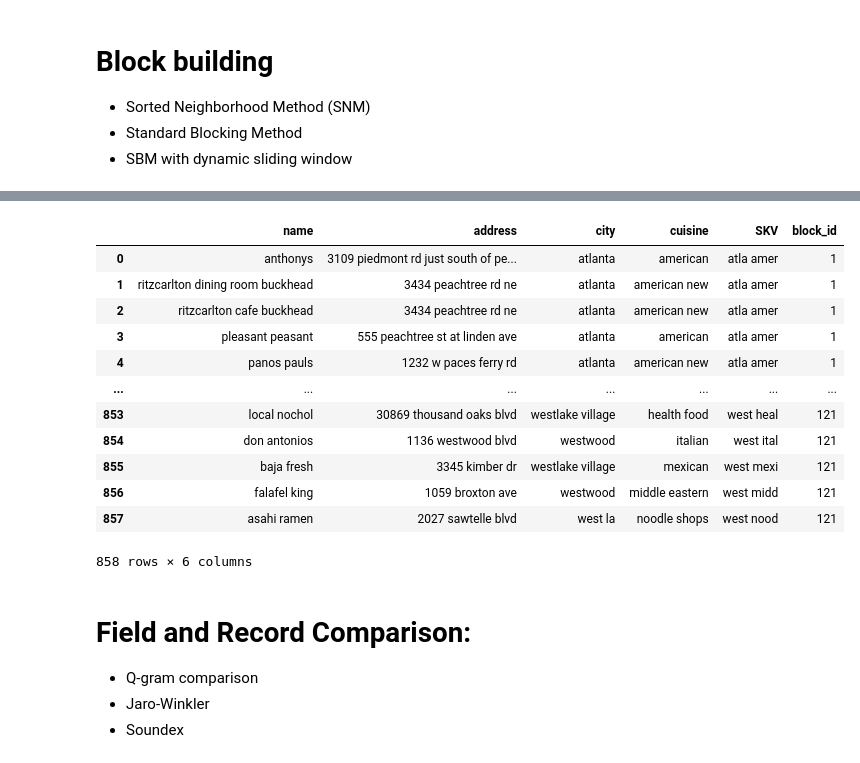
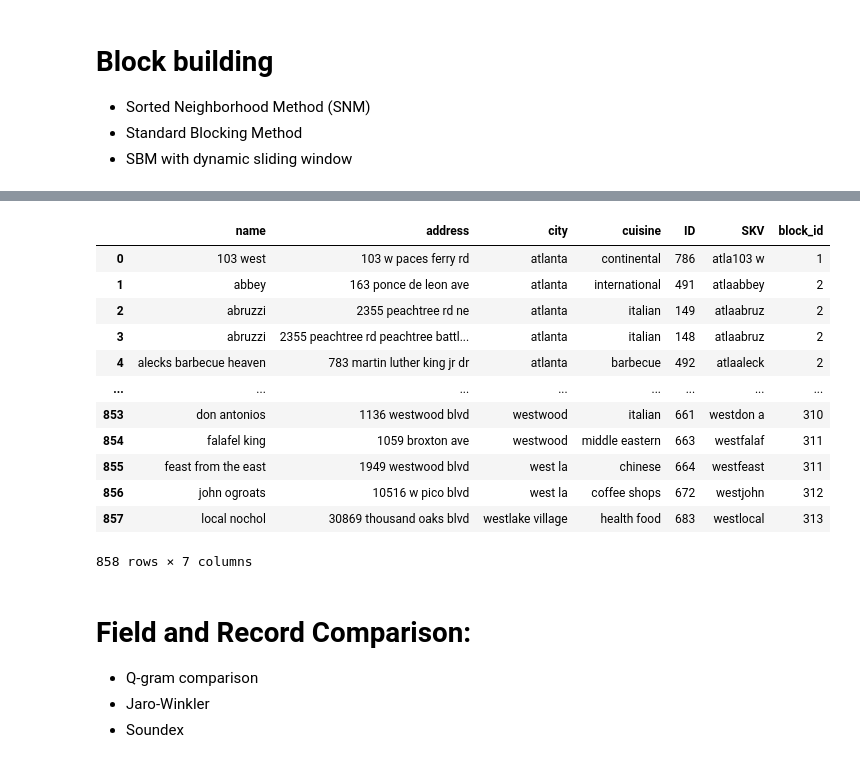
Before and after one commit to miszcz44/inzynierka_deduplikacja, a Jupyter notebook: data_pipeline/data_pipeline.ipynb, the cells around one changed output, grey strips where cells are left out. Saved outputs shown, nothing was run; the diff lists cells and outputs as text; code cells hidden in the pictures.

```diff
--- a/data_pipeline/data_pipeline.ipynb
+++ b/data_pipeline/data_pipeline.ipynb
@@ -36,7 +30,9 @@ class ReadData:
     def read_data(self):
         """
         Read data from the CSV file using pandas.
+        Adds an 'ID' column for tracking original indexes.
         Returns a pandas DataFrame.
         """
         self.data = pd.read_csv(self.path)
+        self.data['ID'] = self.data.index  # Add an ID column with the original row index
         return self.data
@@ -187,8 +79,8 @@ class DataPreprocessing:
         :param columns: List of columns to be normalized, or 'all' to select all columns.
         """
         if columns[0] == 'all':
-            # Select all columns in the DataFrame
-            self.columns = self.data.columns
+            # Select all columns except the 'ID' column
+            self.columns = [col for col in self.data.columns if col != 'ID']
         else:
             # Otherwise, use the provided list of columns
             self.columns = columns
@@ -258,10 +150,11 @@ class DataPreprocessing:
 
     def drop_duplicates(self):
         """
-        Drop exact duplicates across all columns in the DataFrame. This is a mandatory step.
+        Drop exact duplicates across all columns in the DataFrame, except 'ID'.
         """
         try:
-            self.processed_data = self.processed_data.drop_duplicates()
+            # Drop duplicates while preserving the 'ID' column
+            self.processed_data = self.processed_data.drop_duplicates(subset=self.columns)
         except Exception as e:
             print(f"Error dropping duplicates: {e}")
 
@@ -495,19 +413,11 @@ class BlockBuilding:
 
         return self.blocks
 # %%
-prev_id, _, preprocessed_data = logger.fetch_latest_step("preprocessing")
 method='standard_blocking'
-columns=['city', 'cuisine']
+columns=['city', 'name']
 block_builder = BlockBuilding(preprocessed_data, method=method)
 block_builder.build_blocks(columns=columns)
 all_blocks = block_builder.get_blocks()
-# Log blocking step
-blocking_id = logger.log_step(
-    step_name="Blocking",
-    step_type="blocking",
-    parameters={"method": method, "columns": columns},
-    data=all_blocks,
-    previous_id=prev_id
-)
-block_builder.display_block(100)
+# block_builder.display_block(100)
+all_blocks
 # %% [output]
@@ -540,23 +456,23 @@ block_builder.display_block(1)
 # %%
 block_builder = BlockBuilding(preprocessed_data, method='dynamic_sorted_neighborhood')
-block_builder.build_blocks(max_window_size=20, match_threshold=0.7, columns=['city', 'cuisine'], n_letters=4)
+block_builder.build_blocks(max_window_size=20, match_threshold=0.7, columns=columns, n_letters=4)
 all_blocks = block_builder.get_blocks()
 all_blocks
 # block_builder.display_block(1)
 # %% [output]
-|  | name | address | city | cuisine | SKV | block_id |
-| 0 | anthonys | 3109 piedmont rd just south of pe... | atlanta | american | atla amer | 1 |
-| 1 | ritzcarlton dining room buckhead | 3434 peachtree rd ne | atlanta | american new | atla amer | 1 |
-| 2 | ritzcarlton cafe buckhead | 3434 peachtree rd ne | atlanta | american new | atla amer | 1 |
-| 3 | pleasant peasant | 555 peachtree st at linden ave | atlanta | american | atla amer | 1 |
-| 4 | panos pauls | 1232 w paces ferry rd | atlanta | american new | atla amer | 1 |
-| ... | ... | ... | ... | ... | ... | ... |
-| 853 | local nochol | 30869 thousand oaks blvd | westlake village | health food | west heal | 121 |
-| 854 | don antonios | 1136 westwood blvd | westwood | italian | west ital | 121 |
-| 855 | baja fresh | 3345 kimber dr | westlake village | mexican | west mexi | 121 |
-| 856 | falafel king | 1059 broxton ave | westwood | middle eastern | west midd | 121 |
-| 857 | asahi ramen | 2027 sawtelle blvd | west la | noodle shops | west nood | 121 |
+|  | name | address | city | cuisine | ID | SKV | block_id |
+| 0 | 103 west | 103 w paces ferry rd | atlanta | continental | 786 | atla103 w | 1 |
+| 1 | abbey | 163 ponce de leon ave | atlanta | international | 491 | atlaabbey | 2 |
+| 2 | abruzzi | 2355 peachtree rd ne | atlanta | italian | 149 | atlaabruz | 2 |
+| 3 | abruzzi | 2355 peachtree rd peachtree battl... | atlanta | italian | 148 | atlaabruz | 2 |
+| 4 | alecks barbecue heaven | 783 martin luther king jr dr | atlanta | barbecue | 492 | atlaaleck | 2 |
+| ... | ... | ... | ... | ... | ... | ... | ... |
+| 853 | don antonios | 1136 westwood blvd | westwood | italian | 661 | westdon a | 310 |
+| 854 | falafel king | 1059 broxton ave | westwood | middle eastern | 663 | westfalaf | 311 |
+| 855 | feast from the east | 1949 westwood blvd | west la | chinese | 664 | westfeast | 311 |
+| 856 | john ogroats | 10516 w pico blvd | west la | coffee shops | 672 | westjohn | 312 |
+| 857 | local nochol | 30869 thousand oaks blvd | westlake village | health food | 683 | westlocal | 313 |
-858 rows × 6 columns
+858 rows × 7 columns
 # %% [markdown]
 # Field and Record Comparison:
 
```
Also changed, not shown: parts of 17 cells of this notebook, 7 other files.
